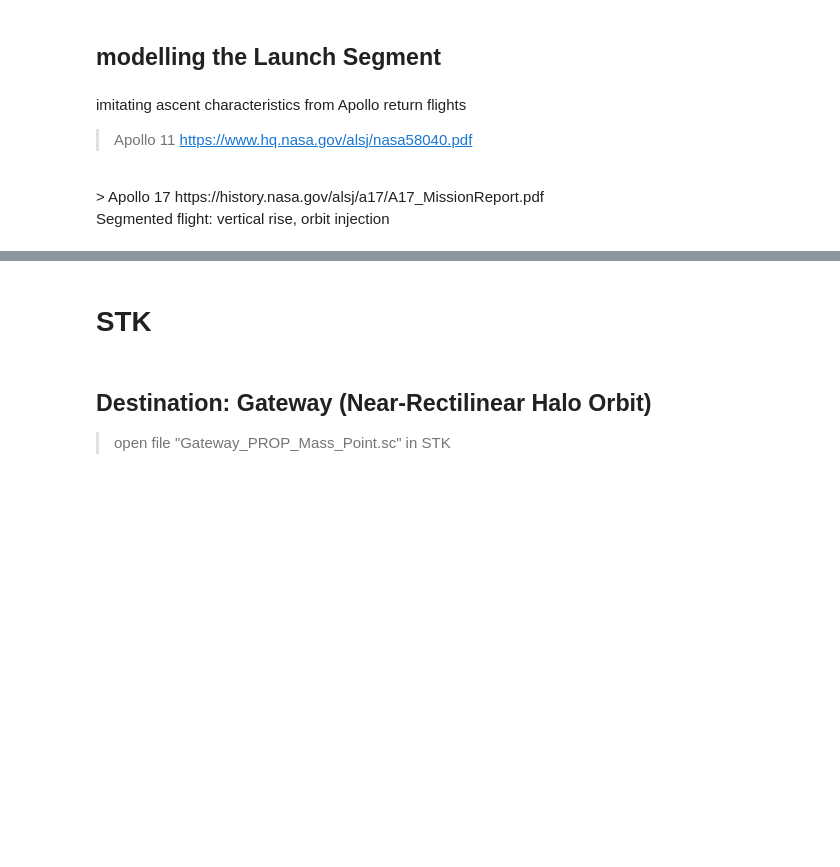
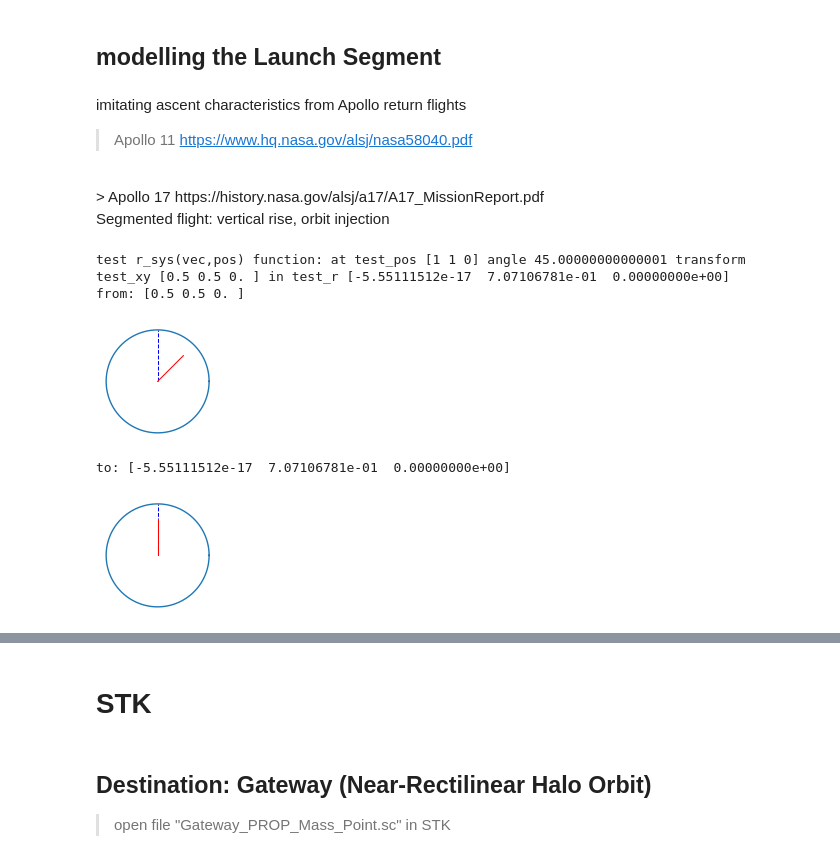
Before and after one commit to Sven-J-Steinert/10.3389-frspt.2024.1352213, a Jupyter notebook: B_Transport_efficiency.ipynb, the cells around one changed output, grey strips where cells are left out. Cells and saved outputs as stored; diff of their text form; code cells hidden in the pictures; blank space fills up the shorter version.

```diff
--- a/B_Transport_efficiency.ipynb
+++ b/B_Transport_efficiency.ipynb
@@ -29,7 +29,7 @@ mass_fuel = mass_full - mass_dry # kg
 m_flow = 10 # [kg/s] massflow
 I_sp = 453 # [s] specific impulse
 g_0 = 9.80665 # [kg/s²] standard gravity
-EEV = I_sp * g_0 # [m/s] effective exhaust velocity
+EEV = np.array(I_sp * g_0, dtype=np.float64) # [m/s] effective exhaust velocity
 
 
 r_moon = 1737400    # [m] volumetric mean radius of the moon
@@ -45,9 +45,12 @@ G = 6.67430e-11 # Gravitational constant
 #         │
 #        180°
 
-def angle(vec,rad=False):
+def angle(vec,v_ref=None,rad=False):
 
-    vector_1 = [0, 1, 0]
+    if v_ref is not None:
+        vector_1 = v_ref
+    else:
+        vector_1 = [0, 1, 0]
     vector_2 = vec
 
     if np.linalg.norm(vector_2) == 0: return None
@@ -59,6 +62,8 @@ def angle(vec,rad=False):
 
     if vec[0]<0:
         angle = 2*np.pi - angle
+
+    #print(np.rad2deg(angle))
 
     if rad: return angle
     return np.rad2deg(angle)
@@ -86,8 +91,10 @@ def plot_vector(vec):
     ypoints = np.array([0, 1])
     plt.plot(xpoints, ypoints, '--', color = 'b')
 
+
     xpoints = np.array([0, vec[0]])
     ypoints = np.array([0, vec[1]])
+
     plt.plot(xpoints, ypoints, color = 'r')
 
     plt.ylim(-1.1, 1.1)
@@ -101,3 +108,40 @@ def plot_vector(vec):
 
     plt.axis('off')
     plt.show()
+
+def norm(vec):
+    # r = length of pos vector
+    return np.linalg.norm(vec)
+# %%
+def r_sys(vec, pos):
+
+    alpha = angle(pos,rad=True)
+    #print(alpha)
+
+    rot = np.array([[np.cos(alpha), -np.sin(alpha)], [np.sin(alpha), np.cos(alpha)]])
+    #print(rot)
+
+    v = np.array([vec[0], vec[1]], dtype=np.float64)
+
+    v2 = np.dot(rot, v)
+
+    r_vec = np.array([v2[0], v2[1], vec[2]], dtype=np.float64)
+    #print(vec,r_vec)
+
+    return r_vec
+
+# verify
+test_pos = np.array([1, 1 , 0]) # angle
+test_xy = np.array([0.5, 0.5 , 0])
+test_r = r_sys(test_xy,test_pos)
+print('test r_sys(vec,pos) function:','at test_pos',test_pos,'angle',angle(test_pos),'transform test_xy',test_xy,'in test_r',test_r)
+print('from:',test_xy)
+plot_vector(test_xy)
+print('to:',test_r)
+plot_vector(test_r)
+# %% [output]
+test r_sys(vec,pos) function: at test_pos [1 1 0] angle 45.00000000000001 transform test_xy [0.5 0.5 0. ] in test_r [-5.55111512e-17  7.07106781e-01  0.00000000e+00]
+from: [0.5 0.5 0. ]
+[figure, added]
+to: [-5.55111512e-17  7.07106781e-01  0.00000000e+00]
+[figure, added]
```
Also changed, not shown: parts of 9 cells of this notebook.
